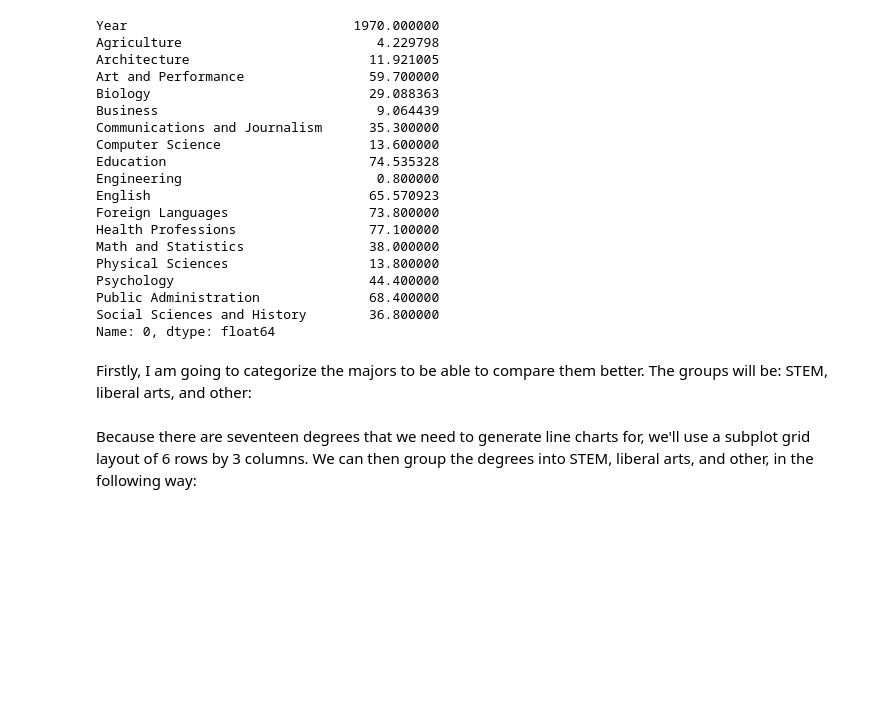
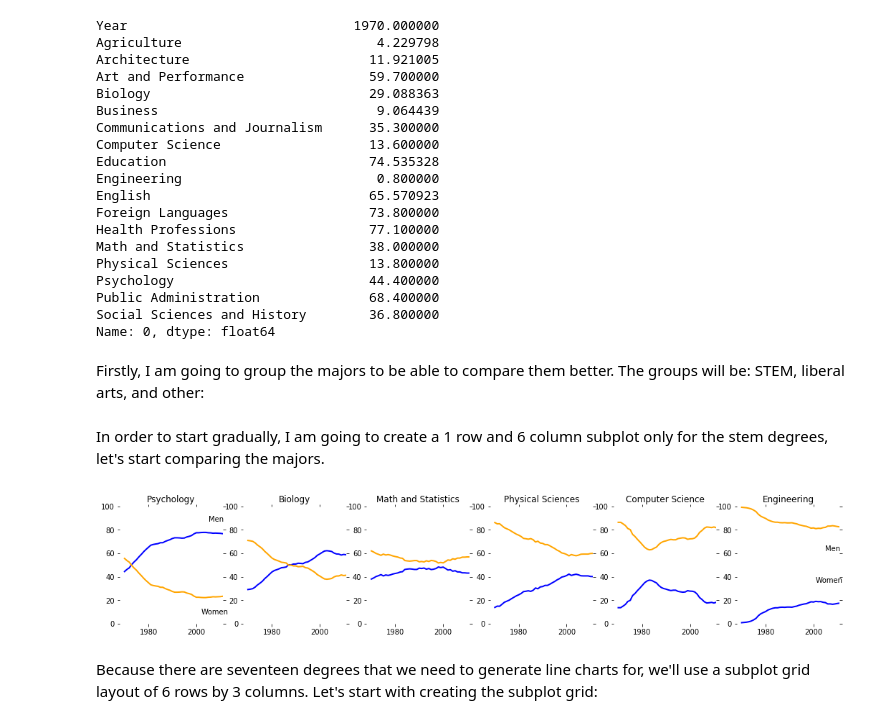
Before and after one commit to pinteck/understanding_gender_gap, a Jupyter notebook: Basics.ipynb, the cells around one changed output. Drawn from its saved outputs; the diff is of its cells as text; code cells hidden in the pictures; blank space fills up the shorter version.

Commit message:
Start with the subplots

```diff
--- a/Basics.ipynb
+++ b/Basics.ipynb
@@ -279,10 +279,38 @@ Public Administration              68.400000
 Social Sciences and History        36.800000
 Name: 0, dtype: float64
 # %% [markdown]
-Firstly, I am going to categorize the majors to be able to compare them better. The groups will be: STEM, liberal arts, and other:
+Firstly, I am going to group the majors to be able to compare them better. The groups will be: STEM, liberal arts, and other:
 # %%
 stem_cats = ['Psychology', 'Biology', 'Math and Statistics', 'Physical Sciences', 'Computer Science', 'Engineering']
 lib_arts_cats = ['Foreign Languages', 'English', 'Communications and Journalism', 'Art and Performance', 'Social Sciences and History']
 other_cats = ['Health Professions', 'Public Administration', 'Education', 'Agriculture','Business', 'Architecture']
+# %% [markdown]
+In order to start gradually, I am going to create a 1 row and 6 column subplot only for the stem degrees, let's start comparing the majors.
+# %%
+fig = plt.figure(figsize=(18, 3))
+
+for sp in range(0,6):
+    ax = fig.add_subplot(1,6,sp+1)
+    ax.plot(women_degrees['Year'], women_degrees[stem_cats[sp]], c="blue", label='Women', linewidth=2) #Generating line chart for women
+    ax.plot(women_degrees['Year'], 100-women_degrees[stem_cats[sp]], c="orange", label='Men', linewidth=2) #Generating line chart for men
+    ax.spines["right"].set_visible(False) #setting the plot borders invisible
+    ax.spines["left"].set_visible(False) #setting the plot borders invisible
+    ax.spines["top"].set_visible(False) #setting the plot borders invisible
+    ax.spines["bottom"].set_visible(False) #setting the plot borders invisible
+    ax.set_xlim(1968, 2011) #setting the x limit by the dates
+    ax.set_ylim(0,100) #setting the y limit from 0 to 100
+    ax.set_title(stem_cats[sp]) #Setting the titles of the subplots
+    ax.tick_params(bottom="off", top="off", left="off", right="off") #setting the ticks invisible
+
+    if sp == 0:
+        ax.text(2005, 87, 'Men') #Adding text annotation for Men in the topmost plot.
+        ax.text(2002, 8, 'Women') #Adding text annotation for Women in the topmost plot.
+    elif sp == 5:
+        ax.text(2005, 62, 'Men') #Adding text annotation for Men in the bottommost plot.
+        ax.text(2001, 35, 'Women') #Adding text annotation for Women in the bottommost plot.
+plt.show()
+# %% [output]
+[figure, added]
 # %% [markdown]
-Because there are seventeen degrees that we need to generate line charts for, we'll use a subplot grid layout of 6 rows by 3 columns. We can then group the degrees into STEM, liberal arts, and other, in the following way:
+Because there are seventeen degrees that we need to generate line charts for, we'll use a subplot grid layout of 6 rows by 3 columns.
+Let's start with creating the subplot grid:
```
Also changed, not shown: 1 other file.
